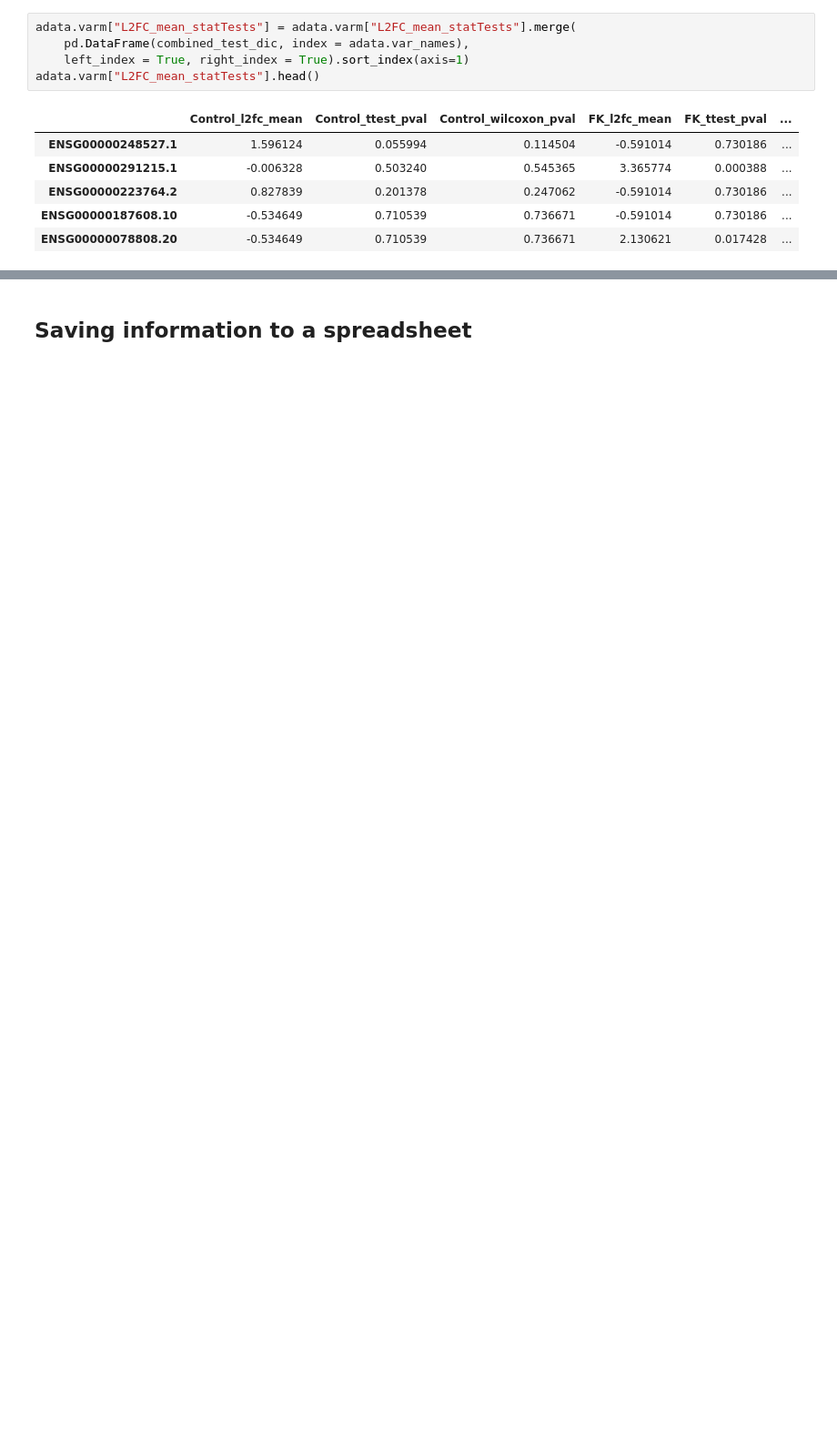
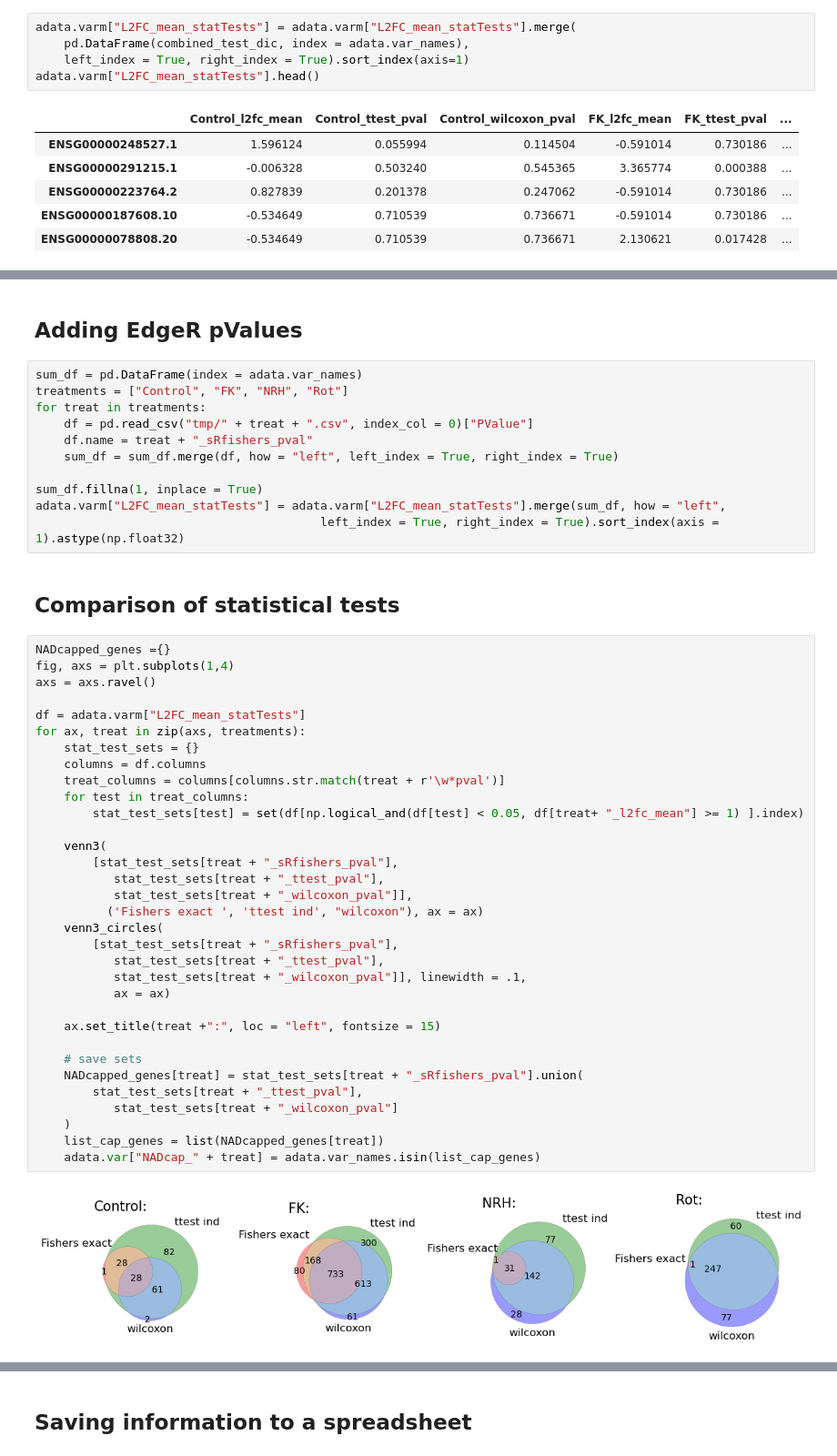
Before and after one commit to fesel2/MasterInternship_NAD_capping_HELIOSprotocol, a Jupyter notebook: 02_Analysis_EnrichmentfactorsL2FC.ipynb, the cells around one changed output, grey strips where cells are left out. Shown at 91% size. Saved outputs shown, nothing was run; the diff lists cells and outputs as text; blank space fills up the shorter version.

Commit message:
finished statisticalTest comparison switched Normalization and filtering order did edgeR DE calculation stiched it up in Analysis2

```diff
--- a/02_Analysis_EnrichmentfactorsL2FC.ipynb
+++ b/02_Analysis_EnrichmentfactorsL2FC.ipynb
@@ -403,0 +421,50 @@ adata.varm["L2FC_mean_statTests"].head()
+# %% [markdown]
+## Adding EdgeR pValues
+# %%
+sum_df = pd.DataFrame(index = adata.var_names)
+treatments = ["Control", "FK", "NRH", "Rot"]
+for treat in treatments:
+    df = pd.read_csv("tmp/" + treat + ".csv", index_col = 0)["PValue"]
+    df.name = treat + "_sRfishers_pval"
+    sum_df = sum_df.merge(df, how = "left", left_index = True, right_index = True)
+
+sum_df.fillna(1, inplace = True)
+adata.varm["L2FC_mean_statTests"] = adata.varm["L2FC_mean_statTests"].merge(sum_df, how = "left",
+                                        left_index = True, right_index = True).sort_index(axis = 1).astype(np.float32)
+# %% [markdown]
+## Comparison of statistical tests
+# %%
+NADcapped_genes ={}
+fig, axs = plt.subplots(1,4)
+axs = axs.ravel()
+
+df = adata.varm["L2FC_mean_statTests"]
+for ax, treat in zip(axs, treatments):
+    stat_test_sets = {}
+    columns = df.columns
+    treat_columns = columns[columns.str.match(treat + r'\w*pval')]
+    for test in treat_columns:
+        stat_test_sets[test] = set(df[np.logical_and(df[test] < 0.05, df[treat+ "_l2fc_mean"] >= 1) ].index)
+
+    venn3(
+        [stat_test_sets[treat + "_sRfishers_pval"],
+           stat_test_sets[treat + "_ttest_pval"],
+           stat_test_sets[treat + "_wilcoxon_pval"]],
+          ('Fishers exact ', 'ttest ind', "wilcoxon"), ax = ax)
+    venn3_circles(
+        [stat_test_sets[treat + "_sRfishers_pval"],
+           stat_test_sets[treat + "_ttest_pval"],
+           stat_test_sets[treat + "_wilcoxon_pval"]], linewidth = .1,
+           ax = ax)
+
+    ax.set_title(treat +":", loc = "left", fontsize = 15)
+
+    # save sets
+    NADcapped_genes[treat] = stat_test_sets[treat + "_sRfishers_pval"].union(
+        stat_test_sets[treat + "_ttest_pval"],
+           stat_test_sets[treat + "_wilcoxon_pval"]
+    )
+    list_cap_genes = list(NADcapped_genes[treat])
+    adata.var["NADcap_" + treat] = adata.var_names.isin(list_cap_genes)
+# %% [output]
+[figure, added]
```
Also changed, not shown: parts of 8 cells of this notebook, 2 other files.
